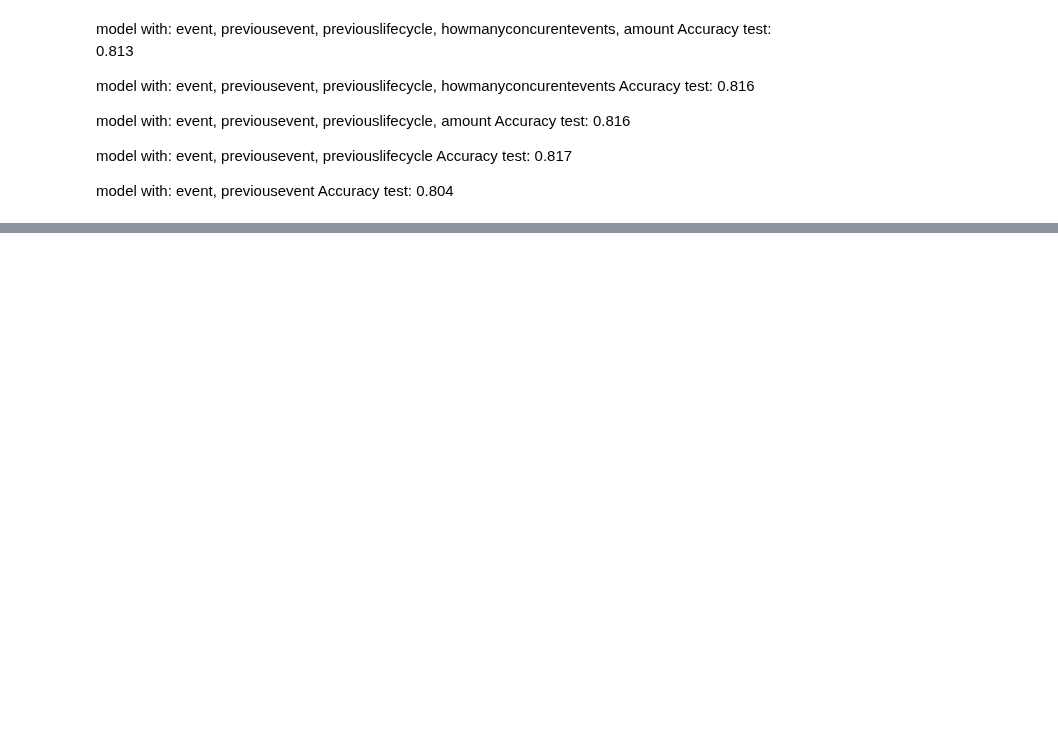
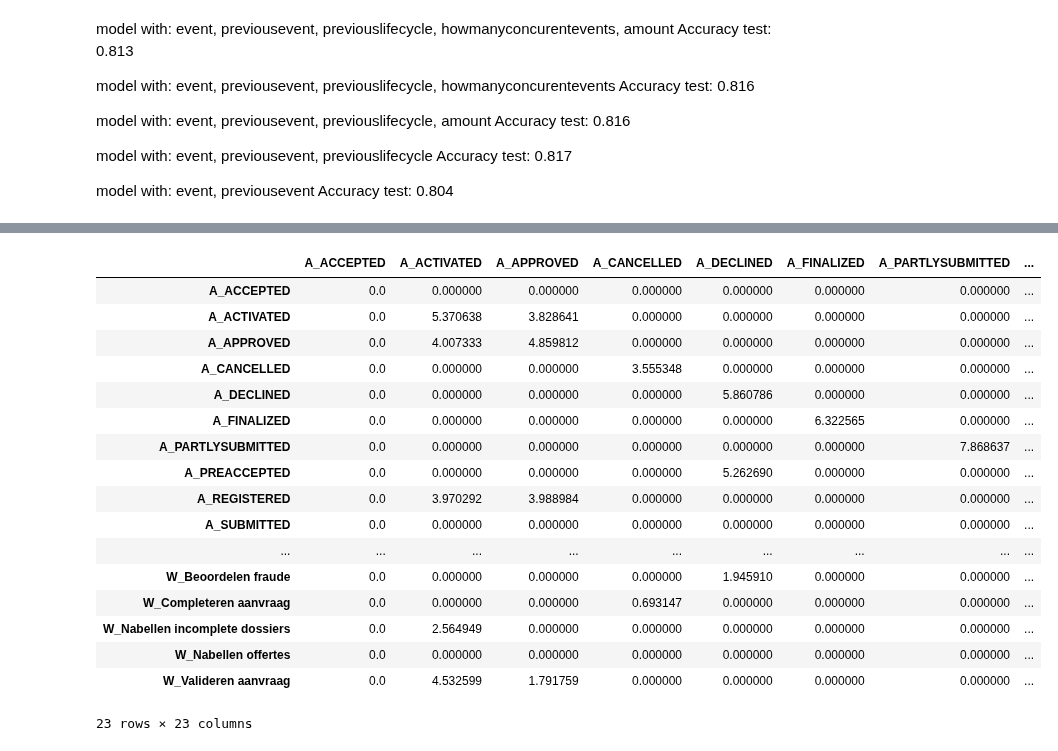
Before and after one commit to Elite-NL/Process_Mining, a Jupyter notebook: event_onTheFly.ipynb, the cells around one changed output, grey strips where cells are left out. Cells and saved outputs as stored; diff of their text form; code cells hidden in the pictures; blank space fills up the shorter version.

```diff
--- a/event_onTheFly.ipynb
+++ b/event_onTheFly.ipynb
@@ -358,0 +496,24 @@ Accuracy test: 0.804
+# %%
+for x in df_matrix:
+    df_matrix.loc[df_matrix[x]==-np.inf,x] = 0
+
+df_matrix
+# %% [output]
+|  | A_ACCEPTED | A_ACTIVATED | A_APPROVED | A_CANCELLED | A_DECLINED | A_FINALIZED | A_PARTLYSUBMITTED | ... |
+| A_ACCEPTED | 0.0 | 0.000000 | 0.000000 | 0.000000 | 0.000000 | 0.000000 | 0.000000 | ... |
+| A_ACTIVATED | 0.0 | 5.370638 | 3.828641 | 0.000000 | 0.000000 | 0.000000 | 0.000000 | ... |
+| A_APPROVED | 0.0 | 4.007333 | 4.859812 | 0.000000 | 0.000000 | 0.000000 | 0.000000 | ... |
+| A_CANCELLED | 0.0 | 0.000000 | 0.000000 | 3.555348 | 0.000000 | 0.000000 | 0.000000 | ... |
+| A_DECLINED | 0.0 | 0.000000 | 0.000000 | 0.000000 | 5.860786 | 0.000000 | 0.000000 | ... |
+| A_FINALIZED | 0.0 | 0.000000 | 0.000000 | 0.000000 | 0.000000 | 6.322565 | 0.000000 | ... |
+| A_PARTLYSUBMITTED | 0.0 | 0.000000 | 0.000000 | 0.000000 | 0.000000 | 0.000000 | 7.868637 | ... |
+| A_PREACCEPTED | 0.0 | 0.000000 | 0.000000 | 0.000000 | 5.262690 | 0.000000 | 0.000000 | ... |
+| A_REGISTERED | 0.0 | 3.970292 | 3.988984 | 0.000000 | 0.000000 | 0.000000 | 0.000000 | ... |
+| A_SUBMITTED | 0.0 | 0.000000 | 0.000000 | 0.000000 | 0.000000 | 0.000000 | 0.000000 | ... |
+| ... | ... | ... | ... | ... | ... | ... | ... | ... |
+| W_Beoordelen fraude | 0.0 | 0.000000 | 0.000000 | 0.000000 | 1.945910 | 0.000000 | 0.000000 | ... |
+| W_Completeren aanvraag | 0.0 | 0.000000 | 0.000000 | 0.693147 | 0.000000 | 0.000000 | 0.000000 | ... |
+| W_Nabellen incomplete dossiers | 0.0 | 2.564949 | 0.000000 | 0.000000 | 0.000000 | 0.000000 | 0.000000 | ... |
+| W_Nabellen offertes | 0.0 | 0.000000 | 0.000000 | 0.000000 | 0.000000 | 0.000000 | 0.000000 | ... |
+| W_Valideren aanvraag | 0.0 | 4.532599 | 1.791759 | 0.000000 | 0.000000 | 0.000000 | 0.000000 | ... |
+23 rows × 23 columns
```
Also changed, not shown: parts of 9 cells of this notebook, 1 other file.
